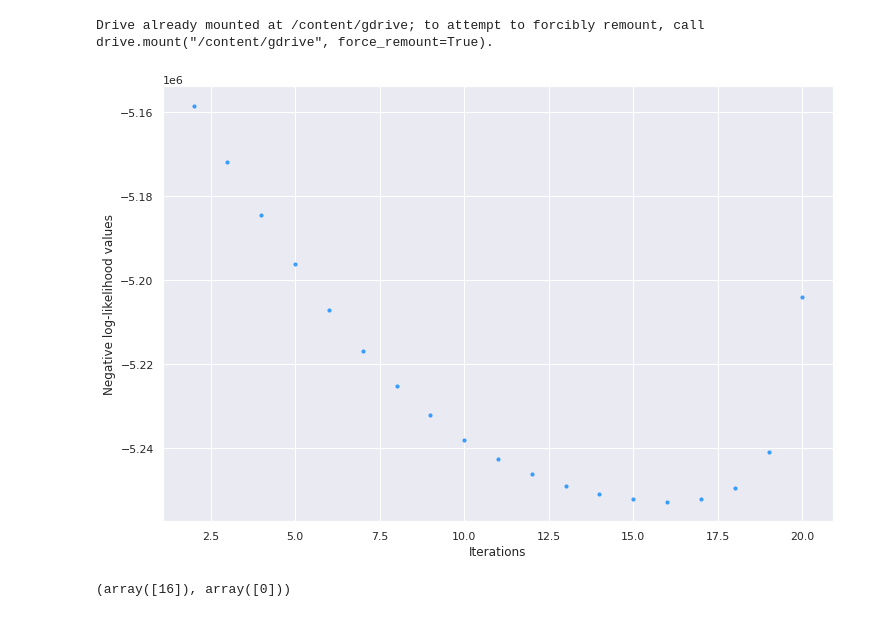
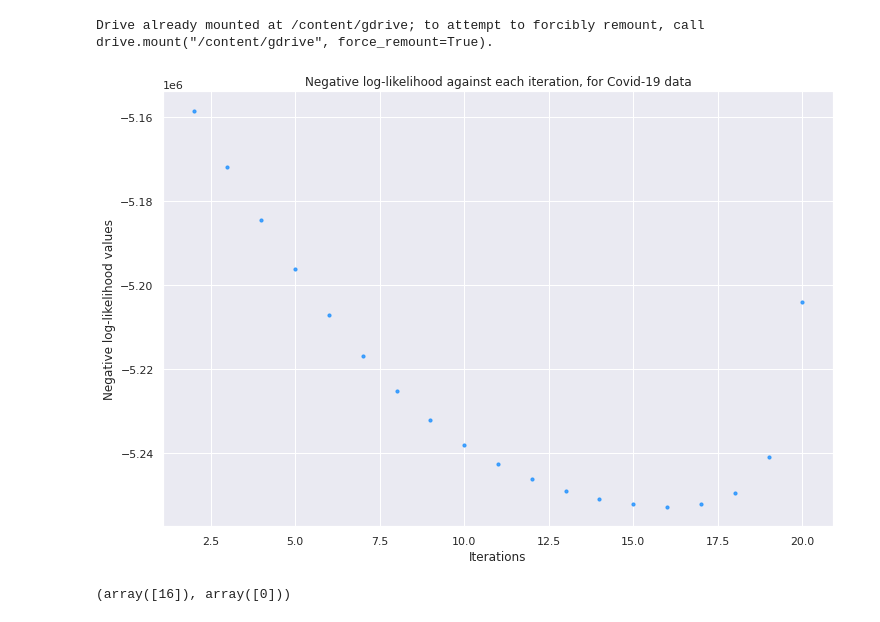
Before and after one commit to Ivelina0/Dissertation_code, a Jupyter notebook: Chapter_3_Part_2_COVID_Data.ipynb, the cells around one changed output. Cells and saved outputs as stored; diff of their text form; code cells hidden in the pictures.

```diff
--- a/Chapter_3_Part_2_COVID_Data.ipynb
+++ b/Chapter_3_Part_2_COVID_Data.ipynb
@@ -314,18 +314,19 @@ Drive already mounted at /content/gdrive; to attempt to forcibly remount, call d
 # %%
 # Exclude the negative log-likelihood for the initial parameters.
 
 # Setting the x-axis to be the number of iterations
 x = np.arange(neg_log_likelihood_updates.shape[0])
 
 fig = plt.figure( figsize = (12,8))
 
 plt.scatter(x[2:], neg_log_likelihood_updates[2:], c='dodgerblue', alpha=0.8, s=10)
 plt.xlabel("Iterations" ) # \n for the true parameters $ \mu = 8$, $\gamma = 0.1 $ and $ \alpha = 0.25 $ ')
 plt.ylabel("Negative log-likelihood values")
+plt.title("Negative log-likelihood against each iteration, for Covid-19 data")
 
 fig.savefig("/content/gdrive/My Drive/Colab Notebooks/COVID_negative_log_likelihood.png", dpi=200,transparent=True);
 # %% [output]
-[figure, old version]
+[figure, new version]
 # %%
 # where is the smallest negative log-likelihood
 
```
Also changed, not shown: parts of 32 cells of this notebook.
